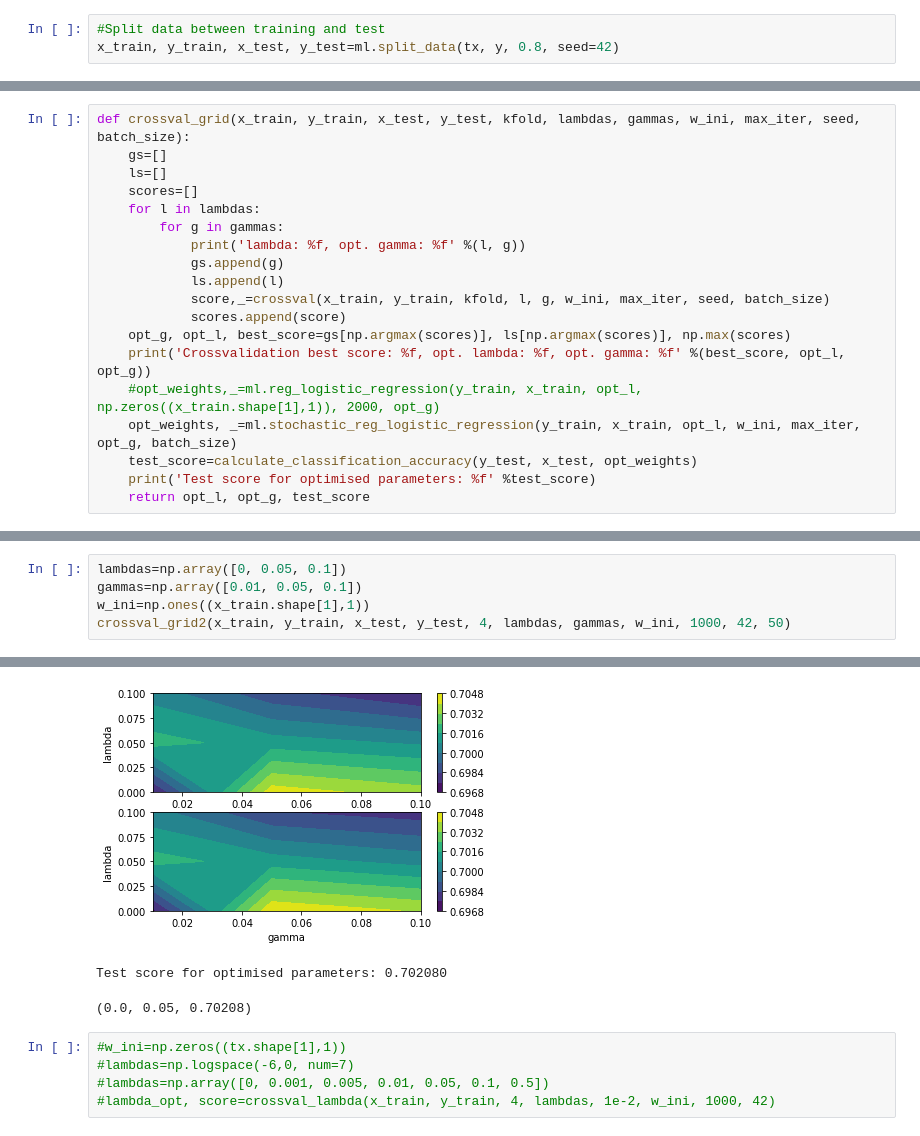
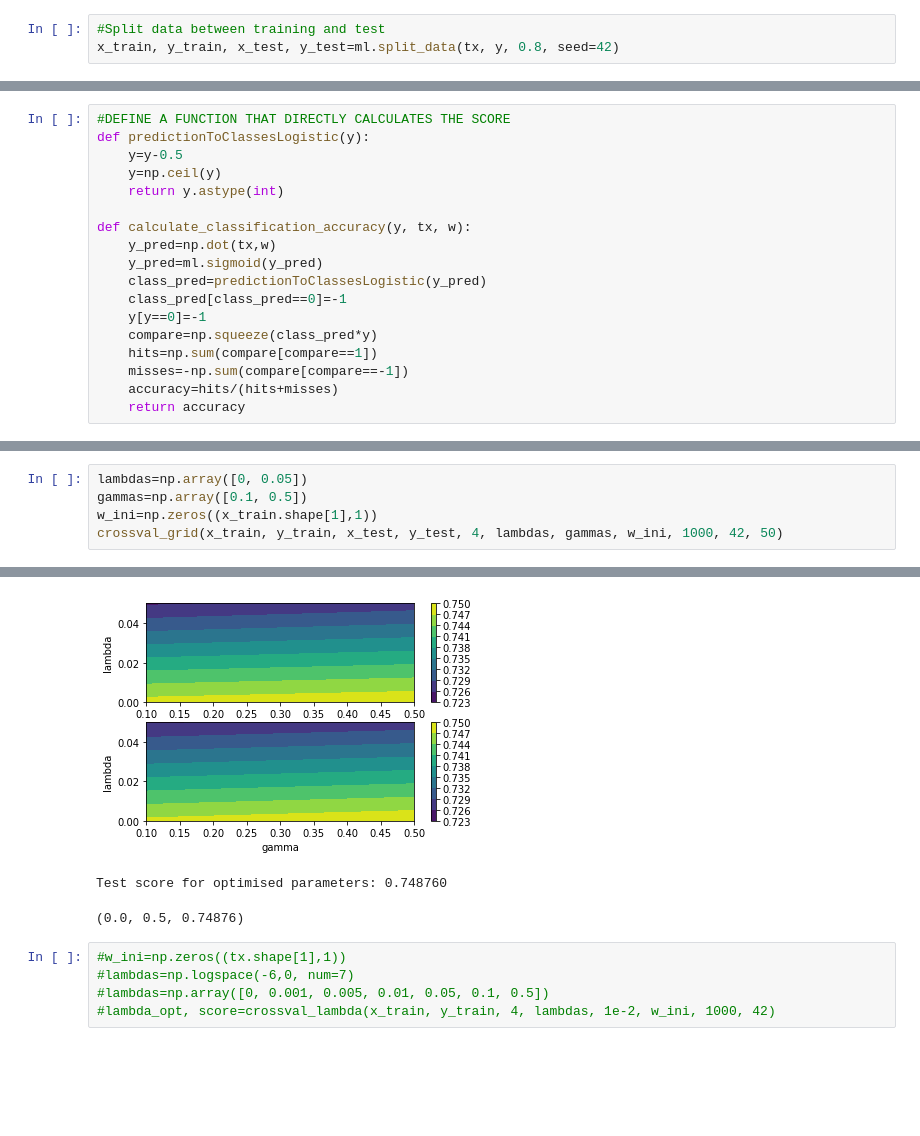
Before and after one commit to ptuckmantel/CS433-Project1, a Jupyter notebook: Data exploration_PT/Feature engineering_basic_tests.ipynb, the cells around one changed output, grey strips where cells are left out. Saved outputs shown, nothing was run; the diff lists cells and outputs as text; blank space fills up the shorter version.

```diff
--- a/Data exploration_PT/Feature engineering_basic_tests.ipynb
+++ b/Data exploration_PT/Feature engineering_basic_tests.ipynb
@@ -150,19 +44,0 @@ def crossval(x, y, kfold, lambda_, gamma, w_ini, max_iter, seed, batch_size):
-# %%
-def crossval_grid(x_train, y_train, x_test, y_test, kfold, lambdas, gammas, w_ini, max_iter, seed, batch_size):
-    gs=[]
-    ls=[]
-    scores=[]
-    for l in lambdas:
-        for g in gammas:
-            print('lambda: %f, opt. gamma: %f' %(l, g))
-            gs.append(g)
-            ls.append(l)
-            score,_=crossval(x_train, y_train, kfold, l, g, w_ini, max_iter, seed, batch_size)
-            scores.append(score)
-    opt_g, opt_l, best_score=gs[np.argmax(scores)], ls[np.argmax(scores)], np.max(scores)
-    print('Crossvalidation best score: %f, opt. lambda: %f, opt. gamma: %f' %(best_score, opt_l, opt_g))
-    #opt_weights,_=ml.reg_logistic_regression(y_train, x_train, opt_l, np.zeros((x_train.shape[1],1)), 2000, opt_g)
-    opt_weights, _=ml.stochastic_reg_logistic_regression(y_train, x_train, opt_l, w_ini, max_iter, opt_g, batch_size)
-    test_score=calculate_classification_accuracy(y_test, x_test, opt_weights)
-    print('Test score for optimised parameters: %f' %test_score)
-    return opt_l, opt_g, test_score
@@ -213,0 +45,18 @@ def crossval_grid2(x_train, y_train, x_test, y_test, kfold, lambdas, gammas, w_i
+# %%
+#DEFINE A FUNCTION THAT DIRECTLY CALCULATES THE SCORE
+def predictionToClassesLogistic(y):
+    y=y-0.5
+    y=np.ceil(y)
+    return y.astype(int)
+
+def calculate_classification_accuracy(y, tx, w):
+    y_pred=np.dot(tx,w)
+    y_pred=ml.sigmoid(y_pred)
+    class_pred=predictionToClassesLogistic(y_pred)
+    class_pred[class_pred==0]=-1
+    y[y==0]=-1
+    compare=np.squeeze(class_pred*y)
+    hits=np.sum(compare[compare==1])
+    misses=-np.sum(compare[compare==-1])
+    accuracy=hits/(hits+misses)
+    return accuracy
@@ -244,6 +181,6 @@ Test score for optimised parameters: 0.740000
 # %%
-lambdas=np.array([0, 0.05, 0.1])
-gammas=np.array([0.01, 0.05, 0.1])
-w_ini=np.ones((x_train.shape[1],1))
-crossval_grid2(x_train, y_train, x_test, y_test, 4, lambdas, gammas, w_ini, 1000, 42, 50)
+lambdas=np.array([0, 0.05])
+gammas=np.array([0.1, 0.5])
+w_ini=np.zeros((x_train.shape[1],1))
+crossval_grid(x_train, y_train, x_test, y_test, 4, lambdas, gammas, w_ini, 1000, 42, 50)
 # %% [output]
@@ -267,6 +204,6 @@ Current iteration=900, loss=-6.180492361345414
-[figure, old version]
+[figure, new version]
-Test score for optimised parameters: 0.702080
+Test score for optimised parameters: 0.748760
-(0.0, 0.05, 0.70208)
+(0.0, 0.5, 0.74876)
 # %%
 #w_ini=np.zeros((tx.shape[1],1))
 #lambdas=np.logspace(-6,0, num=7)
```
Also changed, not shown: parts of 28 cells of this notebook, 1 other file.
